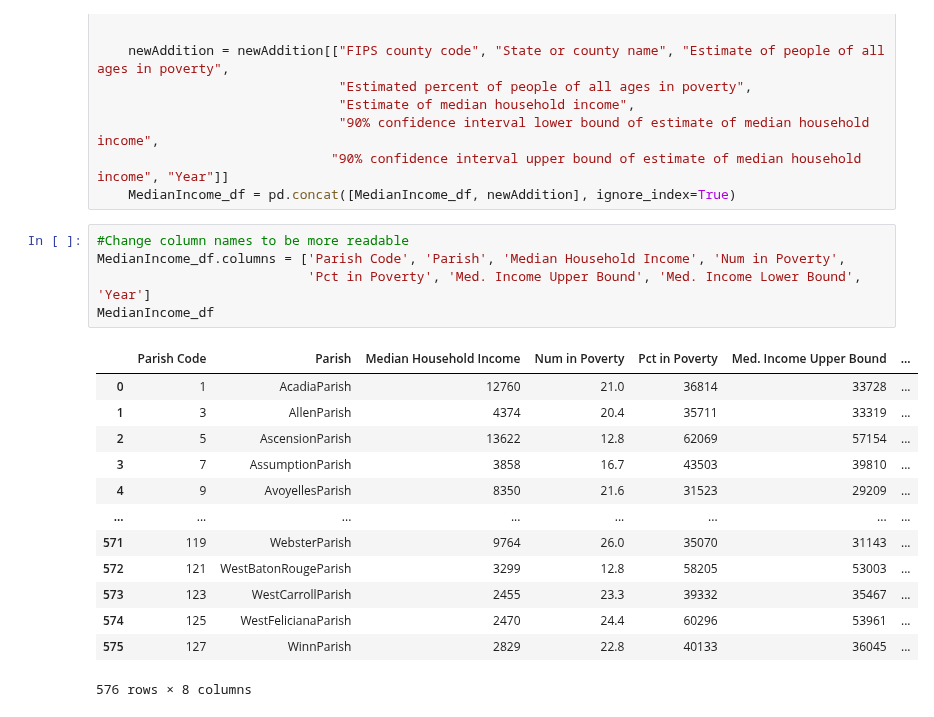
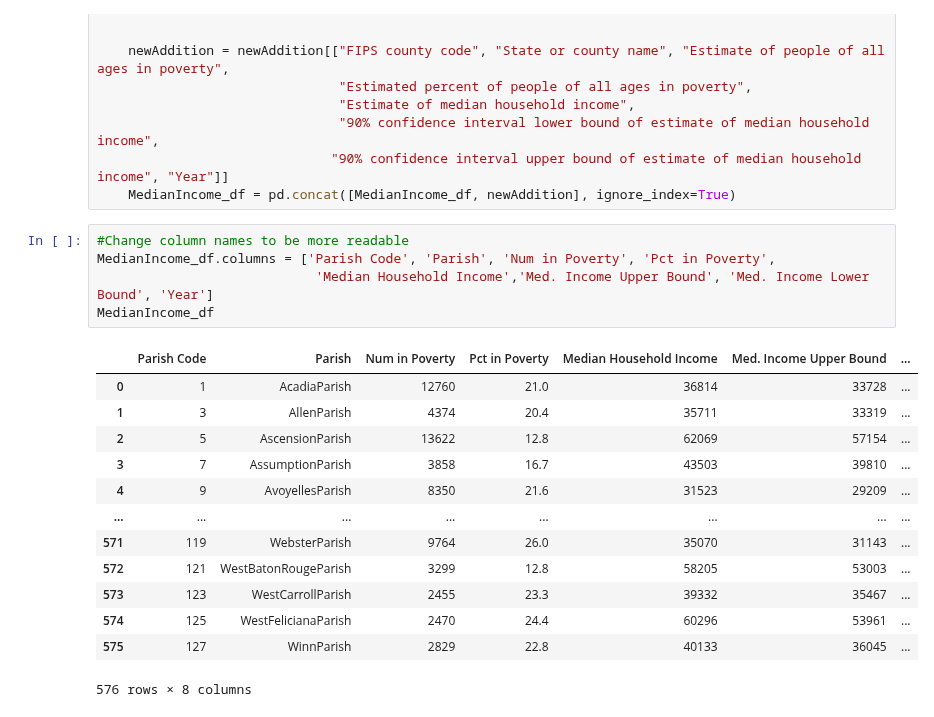
Before and after one commit to leosimanonok/DataScienceFinalTutorial, a Jupyter notebook: Median Data.ipynb, the cells around one changed output. Cells and saved outputs as stored; diff of their text form.

Commit message:
Opened and cleaned one table from data center dataset

```diff
--- a/Median Data.ipynb
+++ b/Median Data.ipynb
@@ -116,11 +116,11 @@ for i in range(11, 19):
     MedianIncome_df = pd.concat([MedianIncome_df, newAddition], ignore_index=True)
 # %%
 #Change column names to be more readable
-MedianIncome_df.columns = ['Parish Code', 'Parish', 'Median Household Income', 'Num in Poverty',
-                           'Pct in Poverty', 'Med. Income Upper Bound', 'Med. Income Lower Bound', 'Year']
+MedianIncome_df.columns = ['Parish Code', 'Parish', 'Num in Poverty', 'Pct in Poverty',
+                            'Median Household Income','Med. Income Upper Bound', 'Med. Income Lower Bound', 'Year']
 MedianIncome_df
 # %% [output]
-|  | Parish Code | Parish | Median Household Income | Num in Poverty | Pct in Poverty | Med. Income Upper Bound | ... |
+|  | Parish Code | Parish | Num in Poverty | Pct in Poverty | Median Household Income | Med. Income Upper Bound | ... |
 | 0 | 1 | AcadiaParish | 12760 | 21.0 | 36814 | 33728 | ... |
 | 1 | 3 | AllenParish | 4374 | 20.4 | 35711 | 33319 | ... |
 | 2 | 5 | AscensionParish | 13622 | 12.8 | 62069 | 57154 | ... |
```
Also changed, not shown: parts of 3 cells of this notebook.
